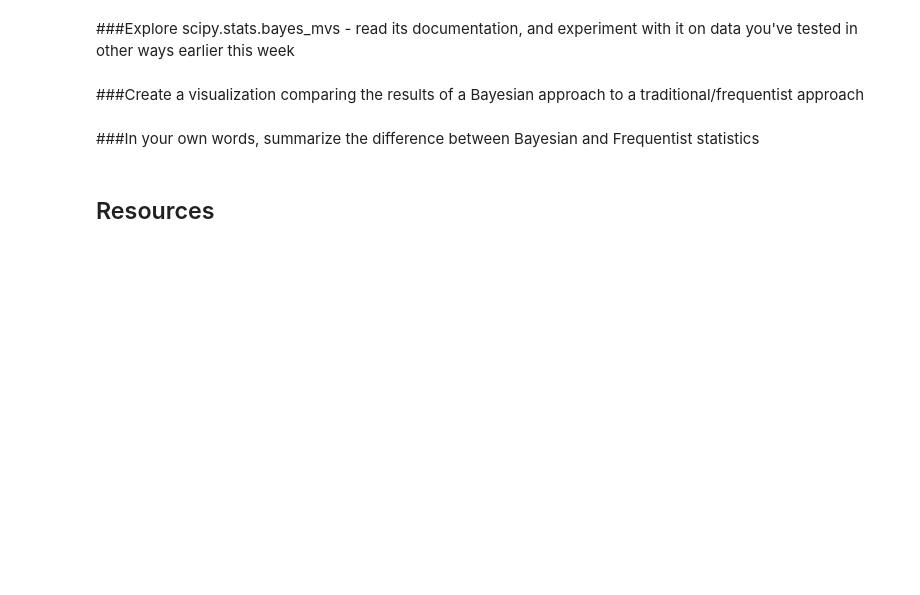
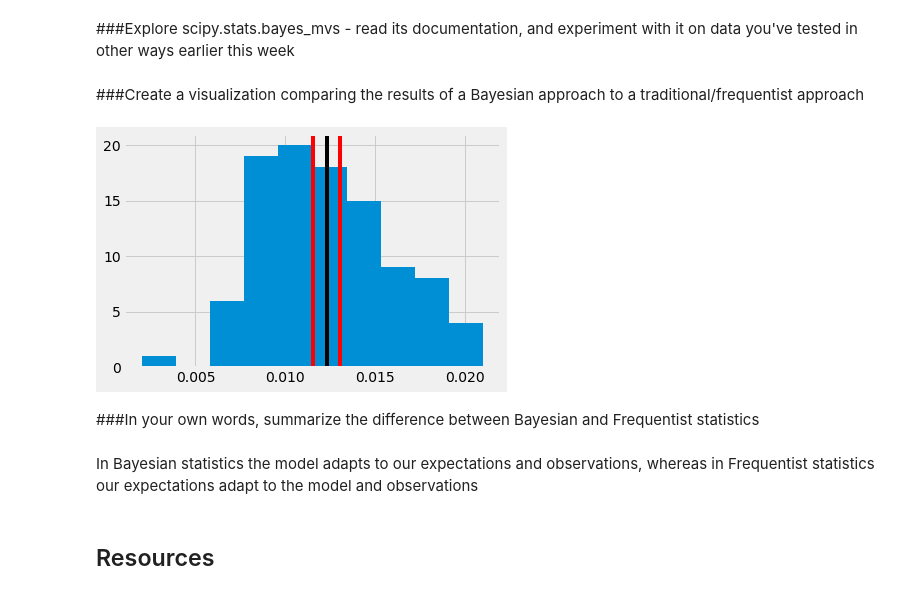
Before and after one commit to AdrianduPlessis/DS-Unit-1-Sprint-3-Statistical-Tests-and-Experiments, a Jupyter notebook: module3-introduction-to-bayesian-inference/LS_DS_133_Introduction_to_Bayesian_Inference.ipynb, the cells around one changed output. Cells and saved outputs as stored; diff of their text form; code cells hidden in the pictures; blank space fills up the shorter version.

```diff
--- a/module3-introduction-to-bayesian-inference/LS_DS_133_Introduction_to_Bayesian_Inference.ipynb
+++ b/module3-introduction-to-bayesian-inference/LS_DS_133_Introduction_to_Bayesian_Inference.ipynb
@@ -241,8 +266,33 @@ a breathalyzer test is  0.0125
 ###Explore scipy.stats.bayes_mvs - read its documentation, and experiment with it on data you've tested in other ways earlier this week
 # %% [markdown]
 ###Create a visualization comparing the results of a Bayesian approach to a traditional/frequentist approach
+# %%
+def confidence_interval(data, confidence=0.95):
+  n = len(data)
+  mean = sum(data)/n
+  data = np.array(data)
+  stderr = stats.sem(data)
+  interval = stderr * stats.t.ppf((1 + confidence) / 2.0, n-1)
+  return(mean, mean-interval, mean+interval)
+# %%
+sample_means = []
+for _ in range(100):
+  sample = np.random.binomial(n=1, p=posterior_prob, size=1000)
+  sample_means.append(sample.mean())
+# %%
+sample_mean, l_int, h_int = confidence_interval(sample_means)
+# %%
+plt.hist(sample_means)
+plt.axvline(x = sample_mean, color = 'k')
+plt.axvline(x = l_int, color = 'r')
+plt.axvline(x = h_int, color = 'r')
+plt.show()
+# %% [output]
+[figure, added]
 # %% [markdown]
 ###In your own words, summarize the difference between Bayesian and Frequentist statistics
+# %% [markdown]
+In Bayesian statistics the model adapts to our expectations and observations, whereas in Frequentist statistics our expectations adapt to the model and observations
 # %% [markdown]
 ## Resources
 # %% [markdown]
```
Also changed, not shown: parts of 4 cells of this notebook.
